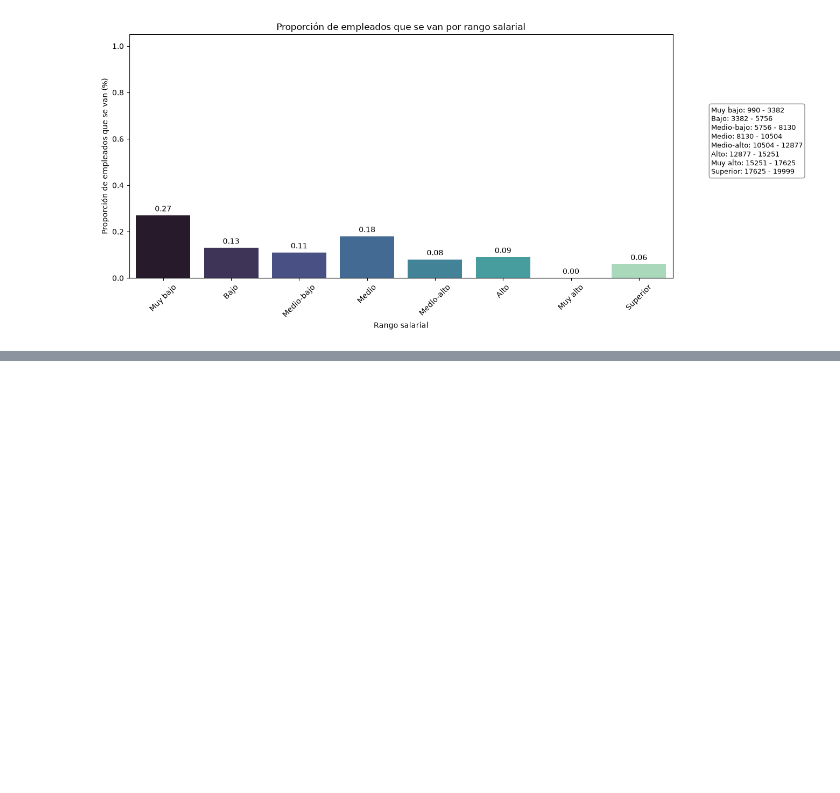
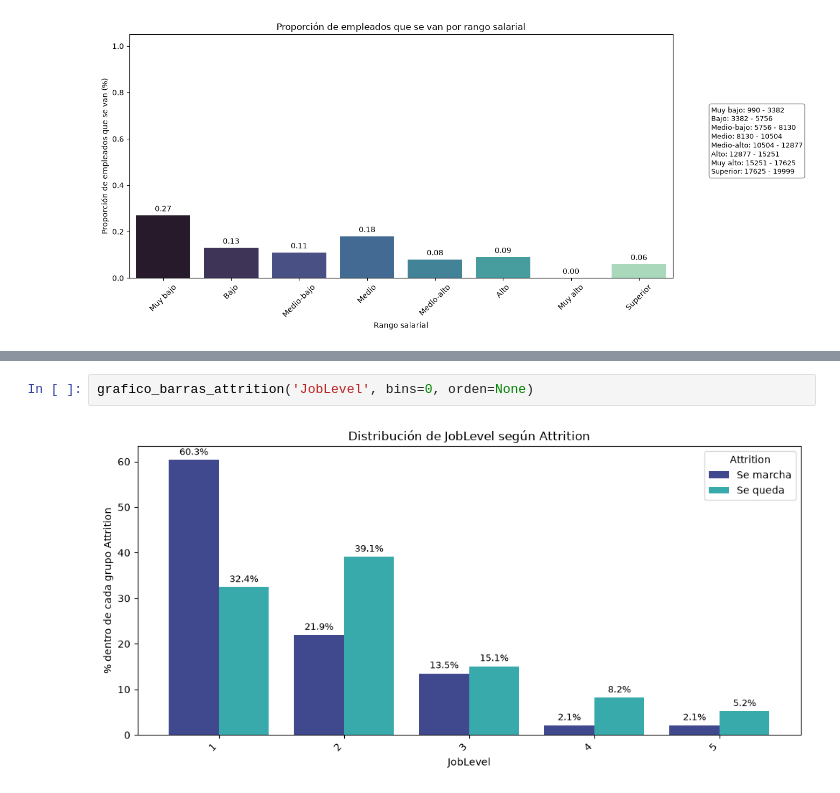
Before and after one commit to Adalab/project-da-promo-67-modulo-3-team-2, a Jupyter notebook: 03_Correlacion.ipynb, the cells around one changed output, grey strips where cells are left out. Cells and saved outputs as stored; diff of their text form; blank space fills up the shorter version.

```diff
--- a/03_Correlacion.ipynb
+++ b/03_Correlacion.ipynb
@@ -304,0 +372,4 @@ plt.show()
+# %%
+grafico_barras_attrition('JobLevel', bins=0, orden=None)
+# %% [output]
+[figure, added]
```
Also changed, not shown: parts of 15 cells of this notebook, 1 other file.
